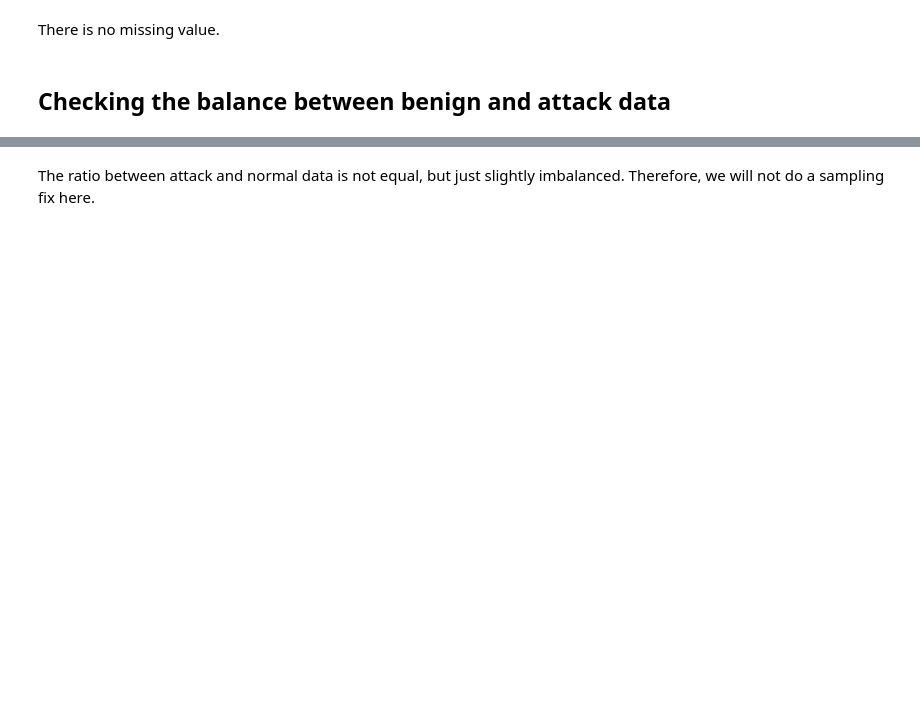
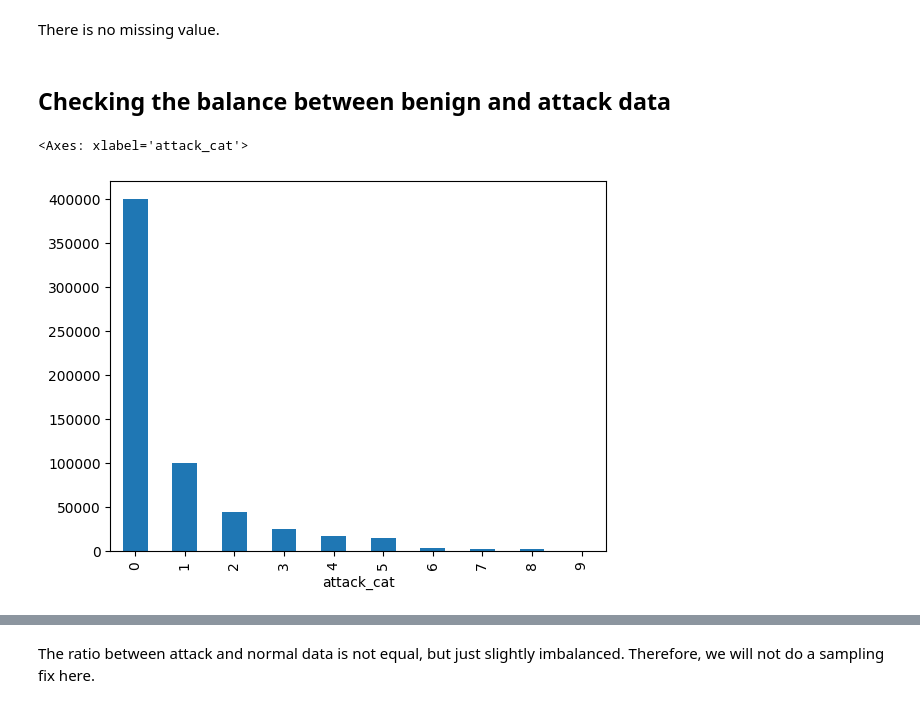
Before and after one commit to th2nhb1nh/secfecnids, a Jupyter notebook: ids-unsw-nb15.ipynb, the cells around one changed output, grey strips where cells are left out. Drawn from its saved outputs; the diff is of its cells as text; code cells hidden in the pictures; blank space fills up the shorter version.

```diff
--- a/ids-unsw-nb15.ipynb
+++ b/ids-unsw-nb15.ipynb
@@ -57,0 +155,6 @@ print(df_resampled['attack_cat'].value_counts())
+# %%
+nan_count = 0
+for col in df_resampled.columns:
+    if np.isnan(df_resampled[col].iloc[0]):
+        nan_count += 1
+print("Number of NaN values: ", nan_count)
@@ -58,2 +163,5 @@ print(df_resampled['attack_cat'].value_counts())
+# %%
+if nan_count > 0:
+    df_resampled = dropna(df_resampled)
 # %%
 df_resampled
@@ -81,5 +221,8 @@ There is no missing value.
 # %% [markdown]
 ## Checking the balance between benign and attack data
 # %%
-df['label'].value_counts().plot.bar()
+df_resampled['attack_cat'].value_counts().plot.bar()
+# %% [output]
+<Axes: xlabel='attack_cat'>
+[figure, added]
 # %%
```
Also changed, not shown: parts of 15 cells of this notebook.
